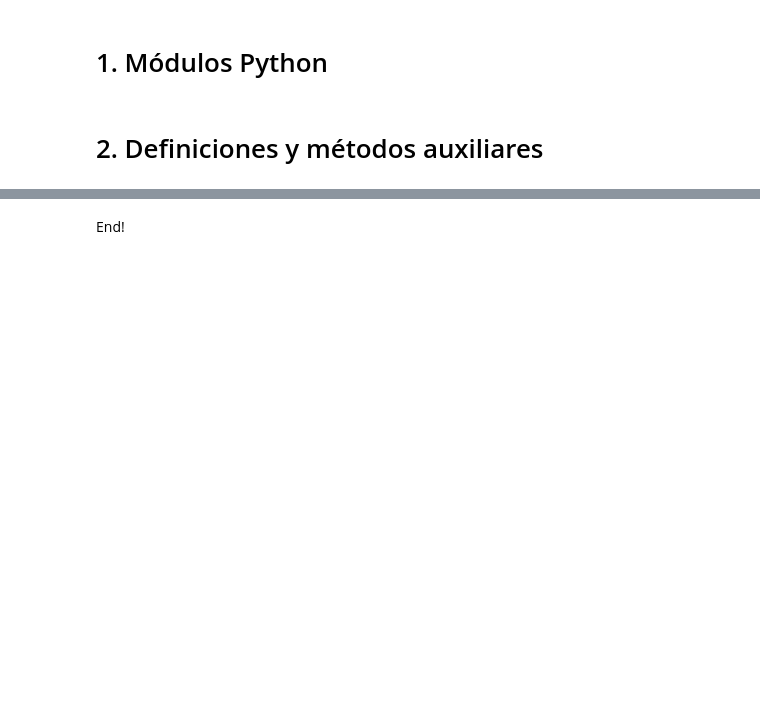
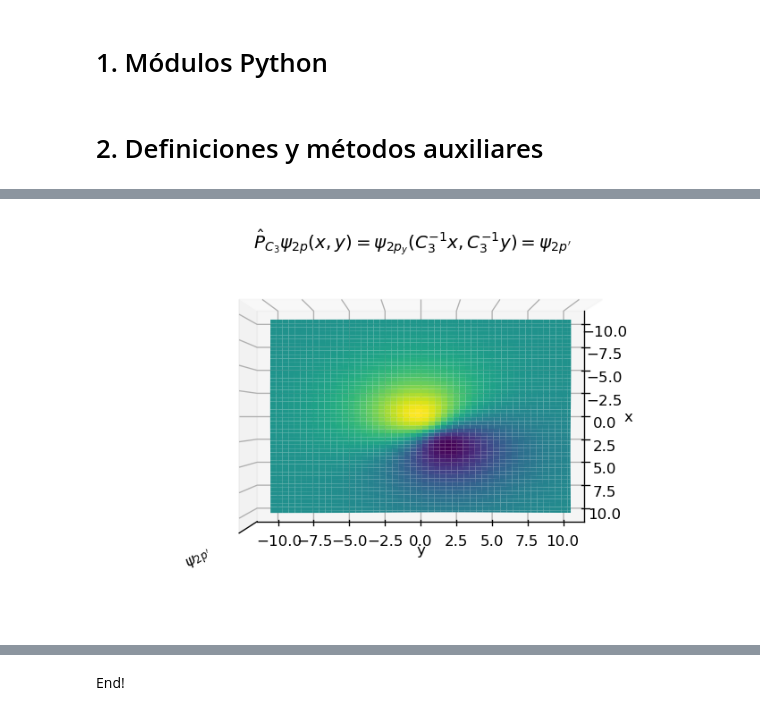
Before and after one commit to davidalejandromiranda/fisicoquimica, a Jupyter notebook: quantum/Operador_Cn_Sobre_Funcion.ipynb, the cells around one changed output, grey strips where cells are left out. Saved outputs shown, nothing was run; the diff lists cells and outputs as text; code cells hidden in the pictures; blank space fills up the shorter version.

```diff
--- a/quantum/Operador_Cn_Sobre_Funcion.ipynb
+++ b/quantum/Operador_Cn_Sobre_Funcion.ipynb
@@ -70,0 +120,13 @@ _ = plt.gca().set_zlabel(r"$f'(x, y)$")
+# %%
+plot(
+        r,
+        R = [C, n],
+        title=r"$\hat{P}_{C_%d}\psi_{2p}(x,y) = \psi_{2p_y}(C_%d^{-1}x,C_%d^{-1}y) = \psi_{2p'}$" % (n, n, n),
+        fun=fun,
+        elevation=elevation,
+        azimut=azimut
+    )
+plt.gca().set_zticks([])
+_ = plt.gca().set_zlabel(r"$\psi_{2p'}$")
+# %% [output]
+[figure, added]
```
Also changed, not shown: parts of 12 cells of this notebook.
